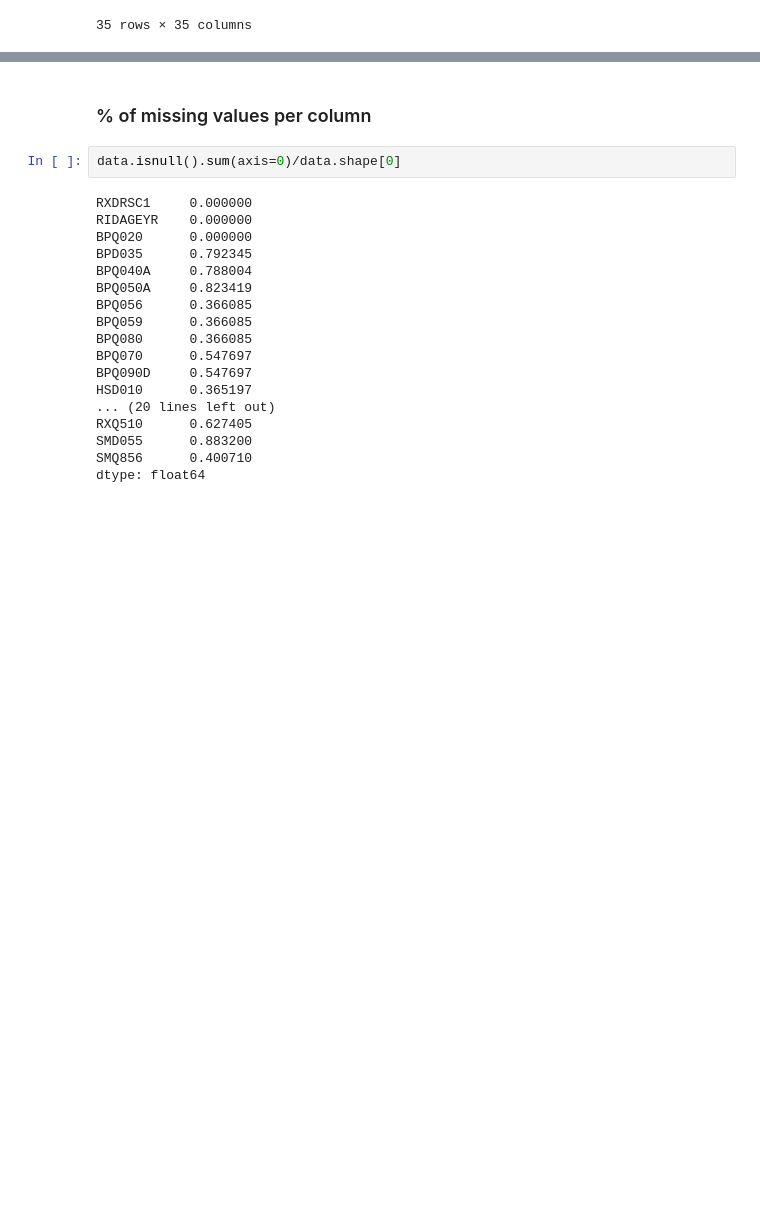
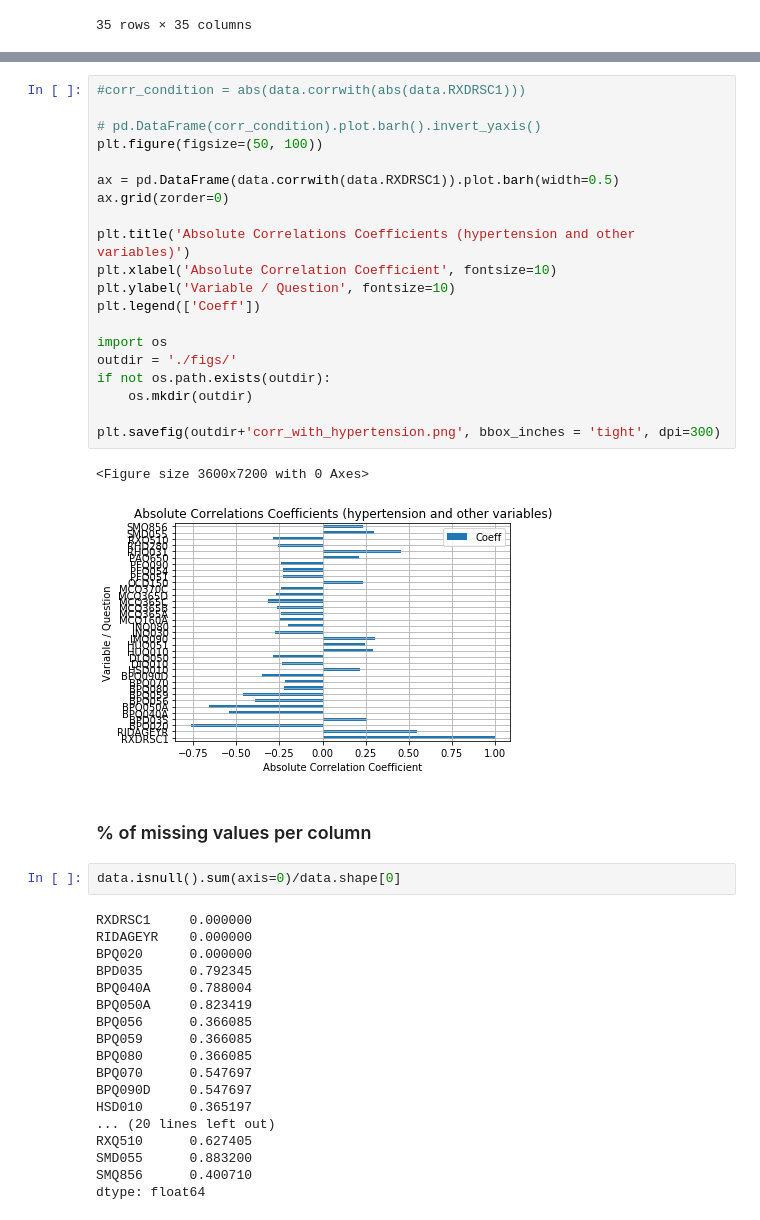
Before and after one commit to jleblond/NHANES_data_analytics, a Jupyter notebook: project_report_part2.ipynb, the cells around one changed output, grey strips where cells are left out. Saved outputs shown, nothing was run; the diff lists cells and outputs as text; blank space fills up the shorter version.

```diff
--- a/project_report_part2.ipynb
+++ b/project_report_part2.ipynb
@@ -133,3 +177,26 @@ plt.show()
+# %%
+#corr_condition = abs(data.corrwith(abs(data.RXDRSC1)))
+
+# pd.DataFrame(corr_condition).plot.barh().invert_yaxis()
+plt.figure(figsize=(50, 100))
+
+ax = pd.DataFrame(data.corrwith(data.RXDRSC1)).plot.barh(width=0.5)
+ax.grid(zorder=0)
+
+plt.title('Absolute Correlations Coefficients (hypertension and other variables)')
+plt.xlabel('Absolute Correlation Coefficient', fontsize=10)
+plt.ylabel('Variable / Question', fontsize=10)
+plt.legend(['Coeff'])
+
+import os
+outdir = './figs/'
+if not os.path.exists(outdir):
+    os.mkdir(outdir)
+
+plt.savefig(outdir+'corr_with_hypertension.png', bbox_inches = 'tight', dpi=300)
+# %% [output]
+<Figure size 3600x7200 with 0 Axes>
+[figure, added]
 # %% [markdown]
 ### % of missing values per column
 # %%
```
Also changed, not shown: parts of 7 cells of this notebook, 4 other files.
